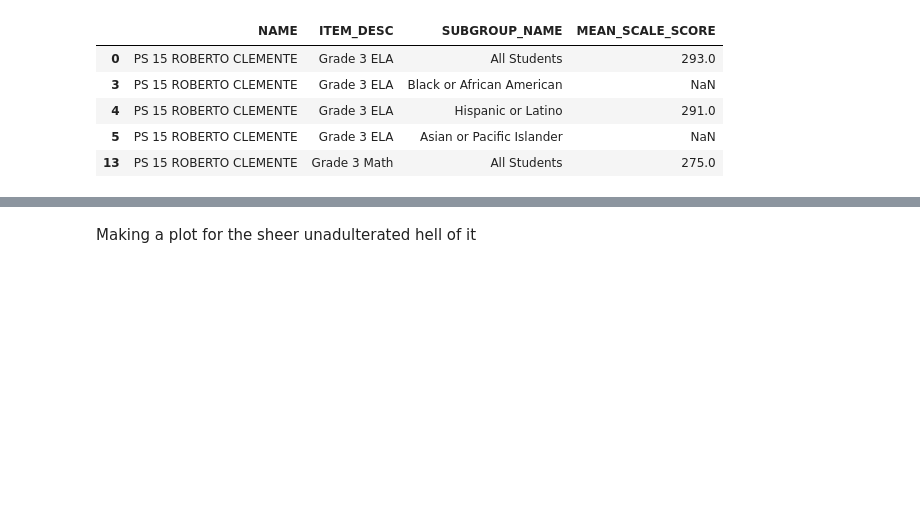
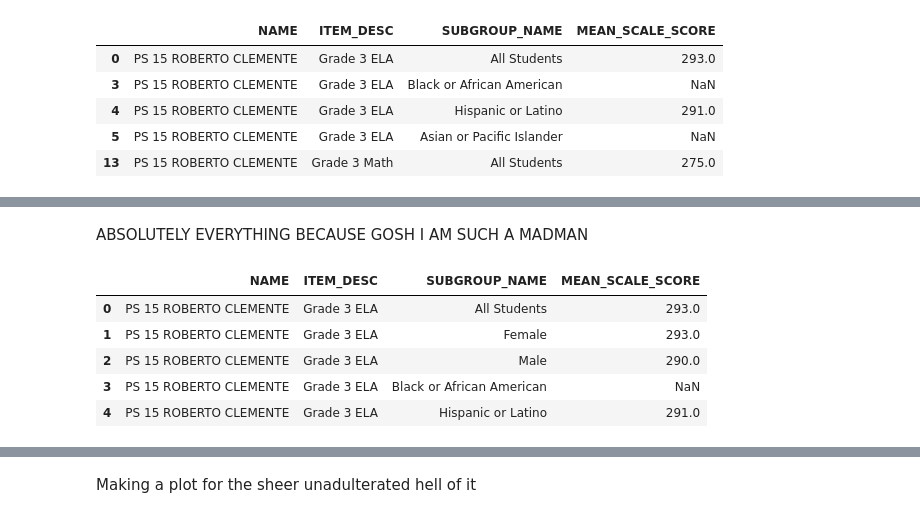
Before and after one commit to btweed/part4_capstone, a Jupyter notebook: EDA 2; Exploratory Boogaloo.ipynb, the cells around one changed output, grey strips where cells are left out. Drawn from its saved outputs; the diff is of its cells as text; code cells hidden in the pictures; blank space fills up the shorter version.

```diff
--- a/EDA 2; Exploratory Boogaloo.ipynb
+++ b/EDA 2; Exploratory Boogaloo.ipynb
@@ -1113,0 +1111,13 @@ print(lr6.score(X_train6,y_train6),lr6.score(X_test6,y_test6))
+# %% [markdown]
+ABSOLUTELY EVERYTHING BECAUSE GOSH I AM SUCH A MADMAN
+# %%
+madman_columns=['NAME','ITEM_DESC','SUBGROUP_NAME','MEAN_SCALE_SCORE']
+nyc_madman_df=nyc_others_df[madman_columns][(nyc_others_df['SUBGROUP_NAME'] != 'Not Migrant')]
+nyc_madman_df.head()
+# %% [output]
+|  | NAME | ITEM_DESC | SUBGROUP_NAME | MEAN_SCALE_SCORE |
+| 0 | PS 15 ROBERTO CLEMENTE | Grade 3 ELA | All Students | 293.0 |
+| 1 | PS 15 ROBERTO CLEMENTE | Grade 3 ELA | Female | 293.0 |
+| 2 | PS 15 ROBERTO CLEMENTE | Grade 3 ELA | Male | 290.0 |
+| 3 | PS 15 ROBERTO CLEMENTE | Grade 3 ELA | Black or African American | NaN |
+| 4 | PS 15 ROBERTO CLEMENTE | Grade 3 ELA | Hispanic or Latino | 291.0 |
```
Also changed, not shown: parts of 28 cells of this notebook.
